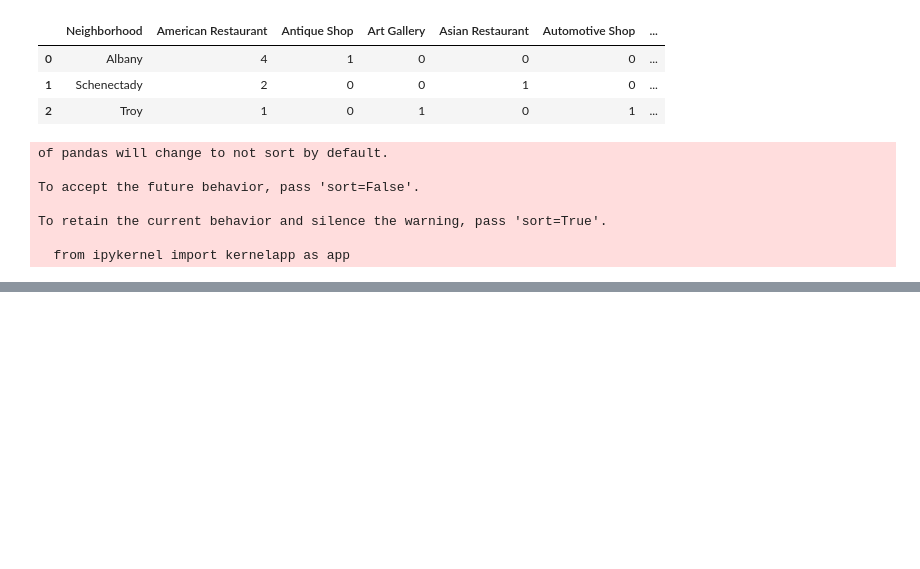
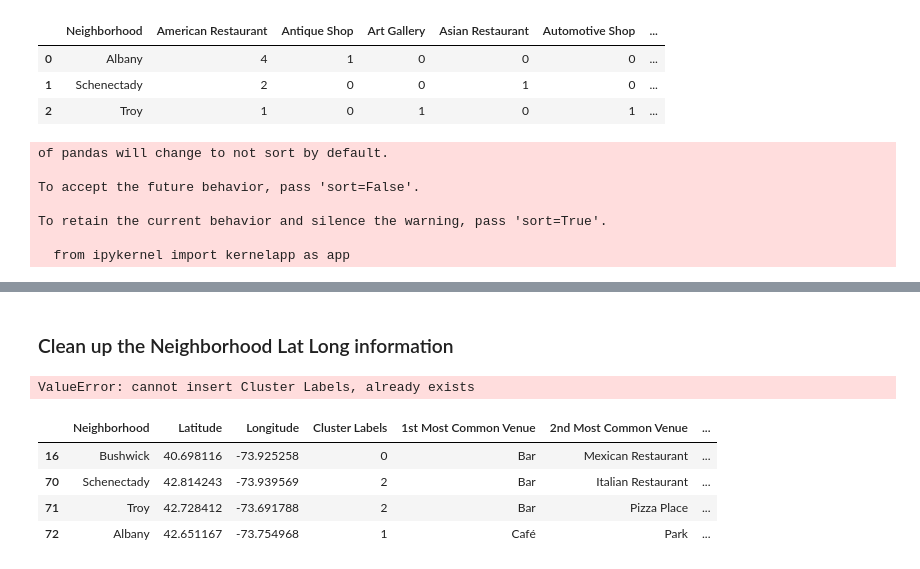
Before and after one commit to stryder518/Data_Science_Capstone, a Jupyter notebook: Data Science Capstone.ipynb, the cells around one changed output, grey strips where cells are left out. Cells and saved outputs as stored; diff of their text form; code cells hidden in the pictures; blank space fills up the shorter version.

```diff
--- a/Data Science Capstone.ipynb
+++ b/Data Science Capstone.ipynb
@@ -478,0 +462,11 @@ NameError: name 'search_data' is not defined
+# %%
+# set number of clusters
+kclusters = 5
+
+ny_grouped_clustering = ny_grouped.drop('Neighborhood', 1) #drop the neighborhood and cluster and cluster just on the venues.
+
+# run k-means clustering
+kmeans = KMeans(n_clusters=kclusters, random_state=0).fit(ny_grouped_clustering) #cluster "like" neighborhoods on the types of venues they have by mean.
+
+# check cluster labels generated for each row in the dataframe
+kmeans.labels_[0:10]
@@ -478,0 +475,7 @@ NameError: name 'search_data' is not defined
+# %%
+#need to combine all of the geographic data into a single frame so we can map it later.
+ny_data = pd.concat([brooklyn_data, upstate])
+temp = ny_data.Neighborhood.str.split(",",expand=True) #remove the city commas.
+ny_data['Neighborhood'] = temp[0] #nydata is equal to the split city only.
+ny_data.reset_index(drop=True, inplace = True) #reset the index
+ny_data.tail(5)
@@ -478,0 +489,26 @@ NameError: name 'search_data' is not defined
+# %% [markdown]
+### Clean up the Neighborhood Lat Long information
+# %%
+# add clustering labels back into the dataframe
+neighborhoods_venues_sorted.insert(0, 'Cluster Labels', kmeans.labels_)
+
+ny_merged = ny_data
+
+# merge toronto_grouped with toronto_data to add latitude/longitude for each neighborhood
+ny_merged = ny_merged.join(neighborhoods_venues_sorted.set_index('Neighborhood'), on='Neighborhood')
+
+ny_merged.head() # check the last columns!
+# %% [output]
+ValueError: cannot insert Cluster Labels, already exists
+# %%
+### Review Clustering Results to check if Bushwick has a match in Albany, Schenectady, or Troy.
+
+coi = ny_merged.loc[ny_merged['Neighborhood'].isin(['Bushwick','Albany','Schenectady','Troy'])]
+
+coi
+# %% [output]
+|  | Neighborhood | Latitude | Longitude | Cluster Labels | 1st Most Common Venue | 2nd Most Common Venue | ... |
+| 16 | Bushwick | 40.698116 | -73.925258 | 0 | Bar | Mexican Restaurant | ... |
+| 70 | Schenectady | 42.814243 | -73.939569 | 2 | Bar | Italian Restaurant | ... |
+| 71 | Troy | 42.728412 | -73.691788 | 2 | Bar | Pizza Place | ... |
+| 72 | Albany | 42.651167 | -73.754968 | 1 | Café | Park | ... |
```
Also changed, not shown: parts of 10 cells of this notebook.
